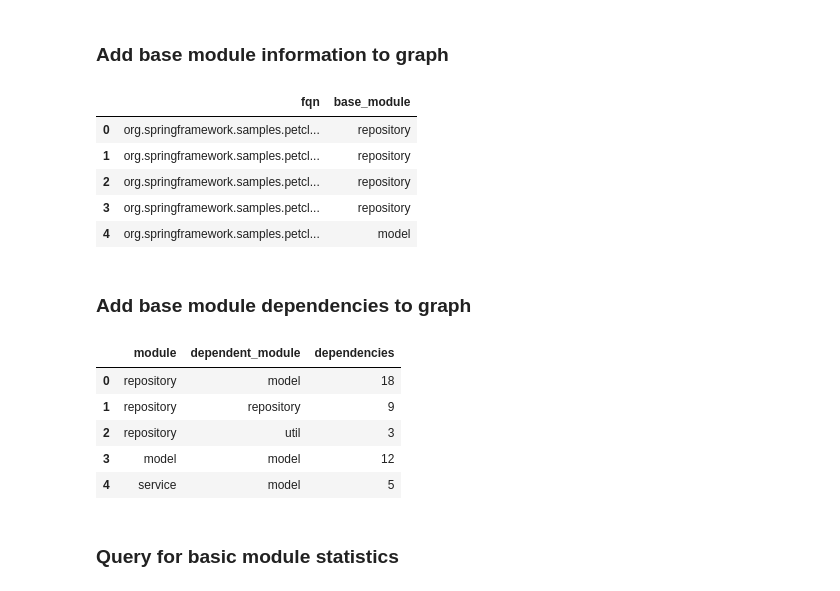
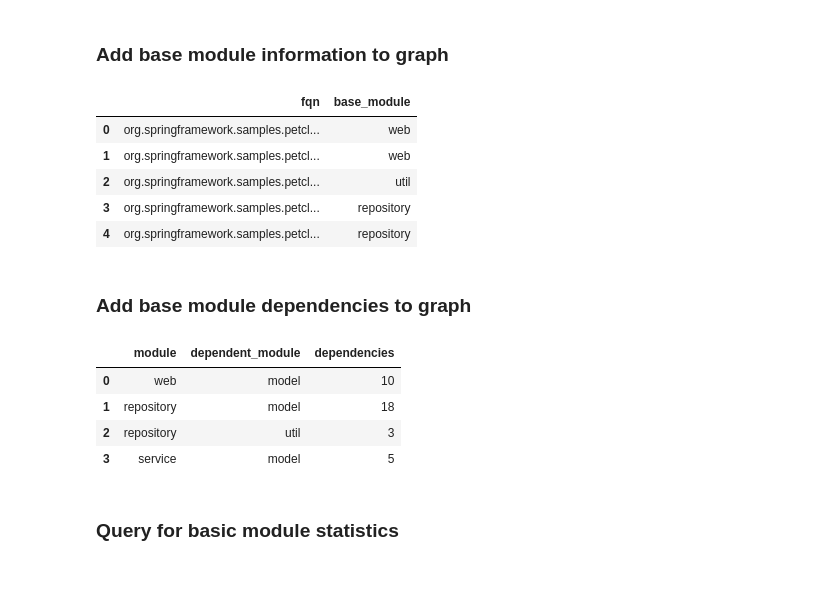
Before and after one commit to feststelltaste/sas2024, a Jupyter notebook: Modularization options with Neo4j (executed).ipynb, the cells around one changed output. Saved outputs shown, nothing was run; the diff lists cells and outputs as text; code cells hidden in the pictures.

```diff
--- a/Modularization options with Neo4j (executed).ipynb
+++ b/Modularization options with Neo4j (executed).ipynb
@@ -175,7 +180,7 @@ deps_data[:3]
 ### Connect nodes that depend on each other
 # %%
 query="""
-    UNWIND {data} as dep
+    UNWIND $data as dep
     MATCH (from:Type {fqn : dep.from})
     MATCH (to:Type {fqn: dep.to})
     MERGE (from)-[:DEPENDS_ON]->(to)
@@ -302,7 +310,7 @@ cloc_data[:2]
 ### Import into Neo4j
 # %%
 query="""
-    UNWIND {data} as loc
+    UNWIND $data as loc
     MATCH (t:Type {fqn : loc.fqn})
     SET
         t.lines = loc.code,
@@ -384,7 +392,7 @@ coverage.head()
 ### Import data into Neo4j
 # %%
 query="""
-    UNWIND {data} as coverage
+    UNWIND $data as coverage
     MATCH (t:Type {fqn : coverage.fqn})
     MERGE (t)-[:HAS_MEASURE]->(m)
     SET
@@ -443,7 +451,7 @@ module_options.head()
 ### Add base module information to graph
 # %%
 query="""
-    UNWIND {data} as module
+    UNWIND $data as module
     MATCH (t:Type {fqn : module.fqn})
     MERGE (m:Base:Module{name:module.base_module})
     MERGE (t)-[:BELONGS_TO]->(m)
@@ -452,28 +460,28 @@ query="""
 session.run(query, data=module_options.to_dict(orient='records')).to_df().head()
 # %% [output]
 |  | fqn | base_module |
-| 0 | org.springframework.samples.petcl... | repository |
-| 1 | org.springframework.samples.petcl... | repository |
-| 2 | org.springframework.samples.petcl... | repository |
+| 0 | org.springframework.samples.petcl... | web |
+| 1 | org.springframework.samples.petcl... | web |
+| 2 | org.springframework.samples.petcl... | util |
 | 3 | org.springframework.samples.petcl... | repository |
-| 4 | org.springframework.samples.petcl... | model |
+| 4 | org.springframework.samples.petcl... | repository |
 # %% [markdown]
 ### Add base module dependencies to graph
 # %%
 query = """
     MATCH (m1:Base:Module)<-[:BELONGS_TO]-(t1:Type)<-[:DEPENDS_ON]-(t2:Type)-[:BELONGS_TO]->(m2:Base:Module)
+    WHERE m1 <> m2
     MERGE (m2)-[:USES]->(m1)
     RETURN DISTINCT(m2.name) as module, m1.name as dependent_module, COUNT(t2) as dependencies
 """
 base_module_dependencies = session.run(query).to_df()
 base_module_dependencies.head()
 # %% [output]
 |  | module | dependent_module | dependencies |
-| 0 | repository | model | 18 |
-| 1 | repository | repository | 9 |
+| 0 | web | model | 10 |
+| 1 | repository | model | 18 |
 | 2 | repository | util | 3 |
-| 3 | model | model | 12 |
-| 4 | service | model | 5 |
+| 3 | service | model | 5 |
 # %% [markdown]
 ### Query for basic module statistics
 # %%
```
Also changed, not shown: parts of 19 cells of this notebook, 1 other file.
